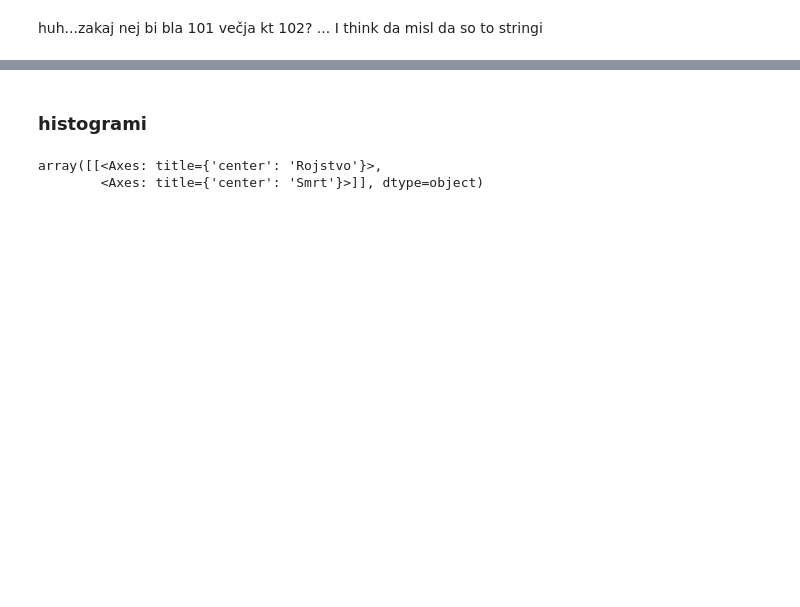
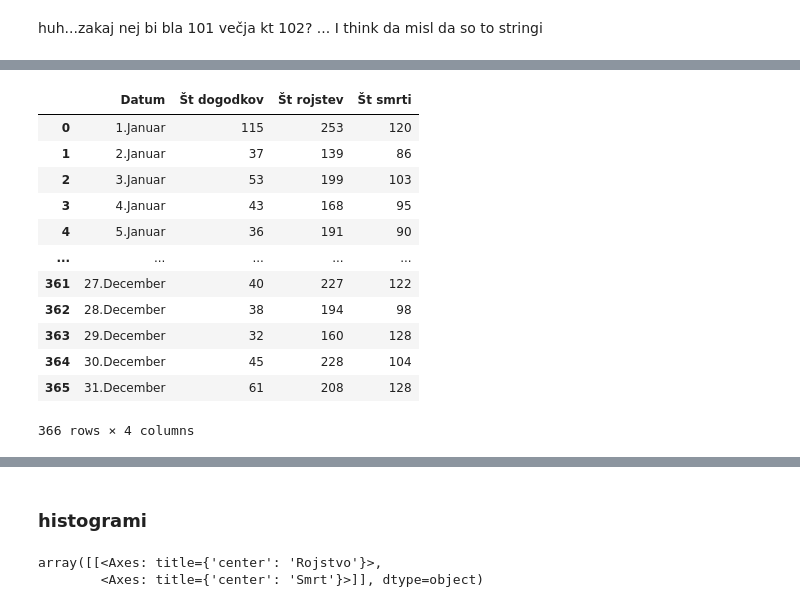
Before and after one commit to zivaheg/projektnaUVP, a Jupyter notebook: analiza.ipynb, the cells around one changed output, grey strips where cells are left out. Cells and saved outputs as stored; diff of their text form; code cells hidden in the pictures; blank space fills up the shorter version.

```diff
--- a/analiza.ipynb
+++ b/analiza.ipynb
@@ -82,0 +101,18 @@ podana_zd.sort_values(by ="Življenska doba", ascending=True)
+# %%
+ST_PODATKOV = pd.read_csv("st_podatkov.csv")
+# %%
+ST_PODATKOV
+# %% [output]
+|  | Datum | Št dogodkov | Št rojstev | Št smrti |
+| 0 | 1.Januar | 115 | 253 | 120 |
+| 1 | 2.Januar | 37 | 139 | 86 |
+| 2 | 3.Januar | 53 | 199 | 103 |
+| 3 | 4.Januar | 43 | 168 | 95 |
+| 4 | 5.Januar | 36 | 191 | 90 |
+| ... | ... | ... | ... | ... |
+| 361 | 27.December | 40 | 227 | 122 |
+| 362 | 28.December | 38 | 194 | 98 |
+| 363 | 29.December | 32 | 160 | 128 |
+| 364 | 30.December | 45 | 228 | 104 |
+| 365 | 31.December | 61 | 208 | 128 |
+366 rows × 4 columns
```
Also changed, not shown: parts of 8 cells of this notebook.
